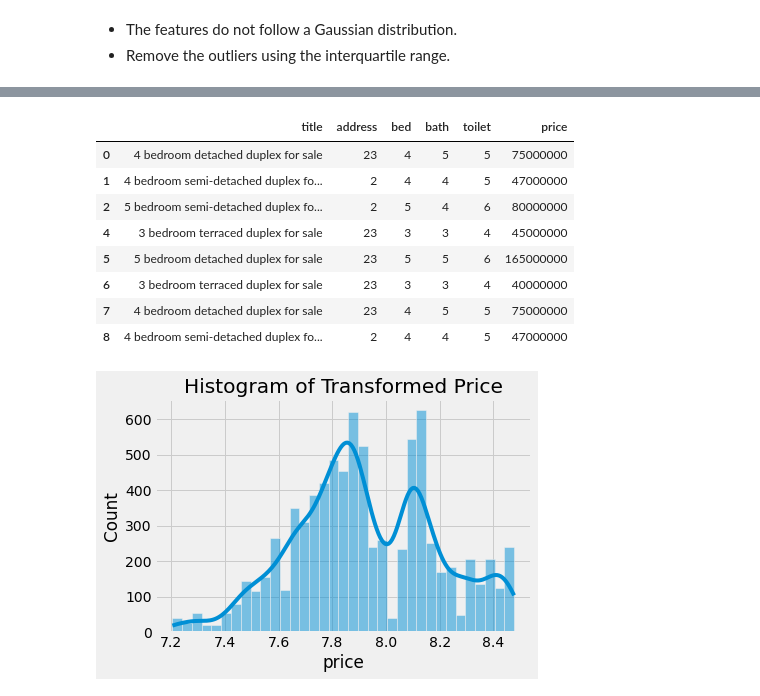
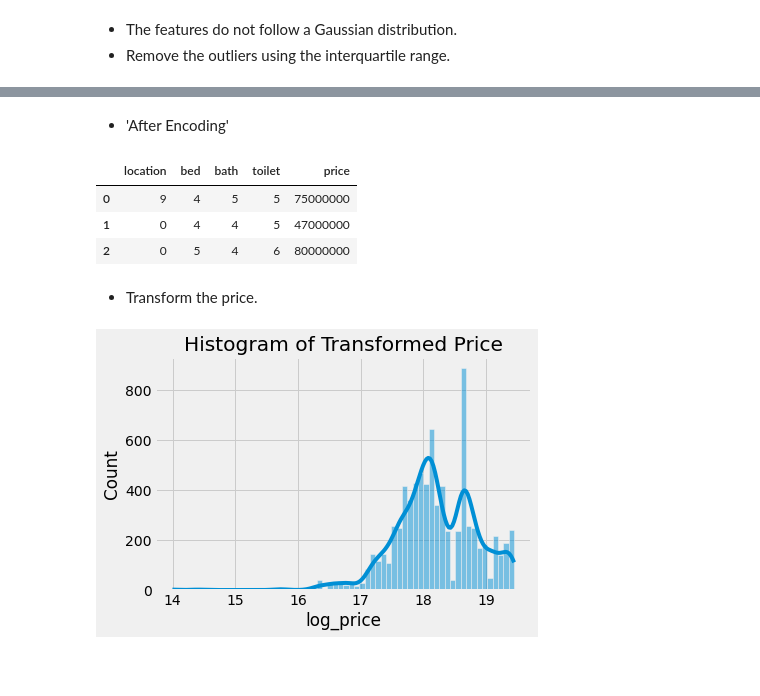
Before and after one commit to chineidu/house_prediction, a Jupyter notebook: house_prices.ipynb, the cells around one changed output, grey strips where cells are left out. Cells and saved outputs as stored; diff of their text form; code cells hidden in the pictures; blank space fills up the shorter version.

```diff
--- a/house_prices.ipynb
+++ b/house_prices.ipynb
@@ -276 +296,7 @@ plt.show()
+# %%
+locations = ['Lekki','Ajah','Ikeja','Ikoyi','Victoria Island (VI)','Ibeju Lekki','Isheri North','Magodo','Maryland',
+             'Ikorodu','Surulere','Ojodu','Ipaja','Ikotun','Isolo']
+
+# Filter out locations with fewer counts
+all_df2 = all_df2.loc[all_df2['location'].isin(locations)]
 # %% [markdown]
@@ -337,38 +382,33 @@ from sklearn.preprocessing import LabelEncoder
+# %% [markdown]
+* 'After Encoding'
 # %%
 all_df3 = all_df2.copy()
 
 # encode the address
-le_address = LabelEncoder()
-all_df3['address'] = le_address.fit_transform(all_df3['address'])
+le_location = LabelEncoder()
+all_df3['location'] = le_location.fit_transform(all_df3['location'])
 
-all_df3.head(8)
+all_df3.head(3)
 # %% [output]
-|  | title | address | bed | bath | toilet | price |
-| 0 | 4 bedroom detached duplex for sale | 23 | 4 | 5 | 5 | 75000000 |
-| 1 | 4 bedroom semi-detached duplex fo... | 2 | 4 | 4 | 5 | 47000000 |
-| 2 | 5 bedroom semi-detached duplex fo... | 2 | 5 | 4 | 6 | 80000000 |
-| 4 | 3 bedroom terraced duplex for sale | 23 | 3 | 3 | 4 | 45000000 |
-| 5 | 5 bedroom detached duplex for sale | 23 | 5 | 5 | 6 | 165000000 |
-| 6 | 3 bedroom terraced duplex for sale | 23 | 3 | 3 | 4 | 40000000 |
-| 7 | 4 bedroom detached duplex for sale | 23 | 4 | 5 | 5 | 75000000 |
-| 8 | 4 bedroom semi-detached duplex fo... | 2 | 4 | 4 | 5 | 47000000 |
+|  | location | bed | bath | toilet | price |
+| 0 | 9 | 4 | 5 | 5 | 75000000 |
+| 1 | 0 | 4 | 4 | 5 | 47000000 |
+| 2 | 0 | 5 | 4 | 6 | 80000000 |
-# %%
-# transform the price
-all_df3['price'] = all_df3['price'].apply(lambda price: np.log10(price + 1))
-
-outliers = cal_outliers('price', all_df3)
-
-all_df3 = all_df3.loc[all_df3['price'] > outliers[0]]
+# %% [markdown]
+* Transform the price.
+# %%
+# transform the price
+all_df3['log_price'] = all_df3['price'].apply(lambda price: np.log(price + 1))
+
+# drop the 'price'
+all_df3 = all_df3.drop(columns=['price'])
 # %%
-
-# all_df3['price'] = all_df3['price'].apply(lambda price: np.sqrt(price))
-
-sns.histplot(x='price', data=all_df3, kde=True)
+sns.histplot(x='log_price', data=all_df3, kde=True)
 plt.title('Histogram of Transformed Price')
 
 plt.show()
 # %% [output]
-[figure, old version]
+[figure, new version]
 # %%
 ### Correlation Plot
 plt.figure(figsize=(12, 5))
```
Also changed, not shown: parts of 62 cells of this notebook, 1 other file.
